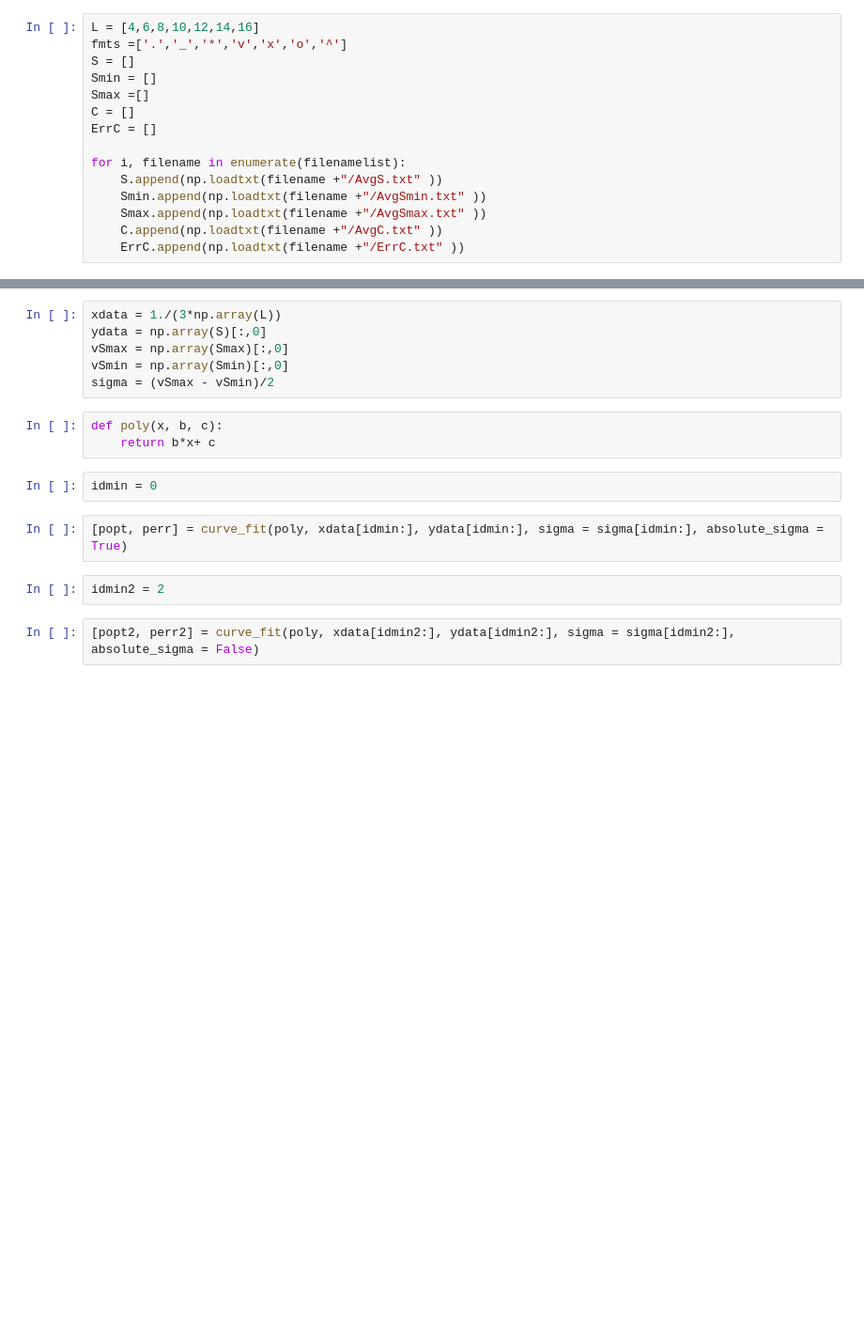
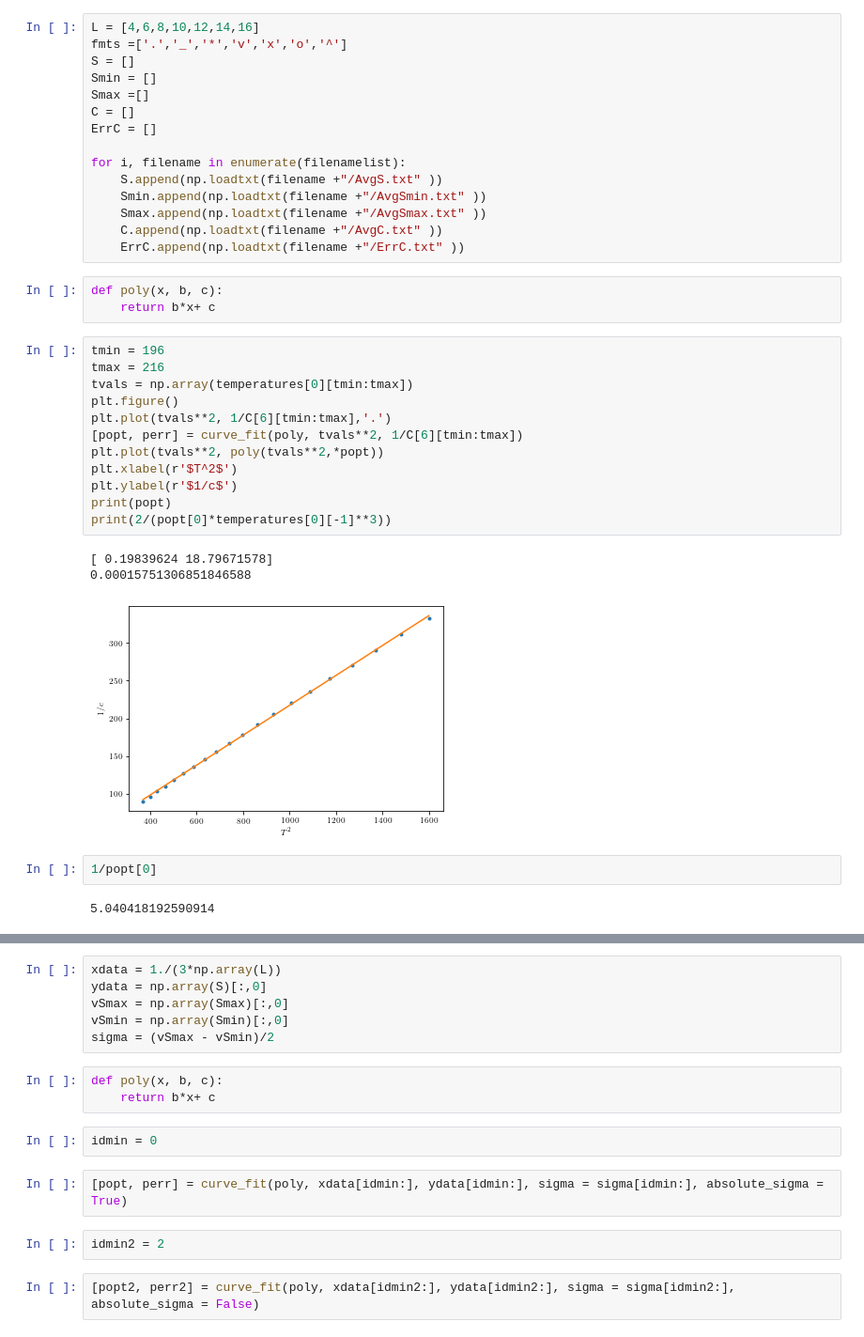
Before and after one commit to jeannecolbois/myopic-dual-worm, a Jupyter notebook: dualworm-kagome/AnalysisCode_KJ1J2J3/AnalysisEasyPhase_SizesMashup_Final.ipynb, the cells around one changed output, grey strips where cells are left out. Shown at 94% size. Saved outputs shown, nothing was run; the diff lists cells and outputs as text; blank space fills up the shorter version.

```diff
--- a/dualworm-kagome/AnalysisCode_KJ1J2J3/AnalysisEasyPhase_SizesMashup_Final.ipynb
+++ b/dualworm-kagome/AnalysisCode_KJ1J2J3/AnalysisEasyPhase_SizesMashup_Final.ipynb
@@ -91,6 +98,29 @@ for i, filename in enumerate(filenamelist):
     Smax.append(np.loadtxt(filename +"/AvgSmax.txt" ))
     C.append(np.loadtxt(filename +"/AvgC.txt" ))
     ErrC.append(np.loadtxt(filename +"/ErrC.txt" ))
+# %%
+def poly(x, b, c):
+    return b*x+ c
+# %%
+tmin = 196
+tmax = 216
+tvals = np.array(temperatures[0][tmin:tmax])
+plt.figure()
+plt.plot(tvals**2, 1/C[6][tmin:tmax],'.')
+[popt, perr] = curve_fit(poly, tvals**2, 1/C[6][tmin:tmax])
+plt.plot(tvals**2, poly(tvals**2,*popt))
+plt.xlabel(r'$T^2$')
+plt.ylabel(r'$1/c$')
+print(popt)
+print(2/(popt[0]*temperatures[0][-1]**3))
+# %% [output]
+[ 0.19839624 18.79671578]
+0.00015751306851846588
+[figure, added]
+# %%
+1/popt[0]
+# %% [output]
+5.040418192590914
 # %%
 margin = [0.12, 0.2, 0.02, 0.02]
 figsize = (6,4)
```
Also changed, not shown: parts of 10 cells of this notebook, 1 other file.
